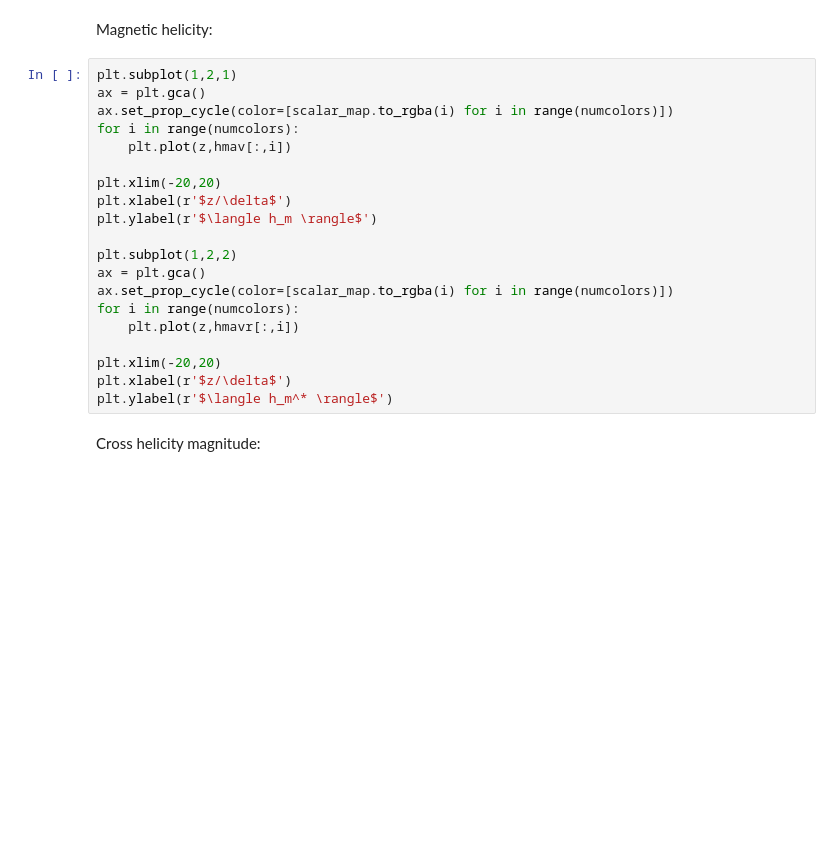
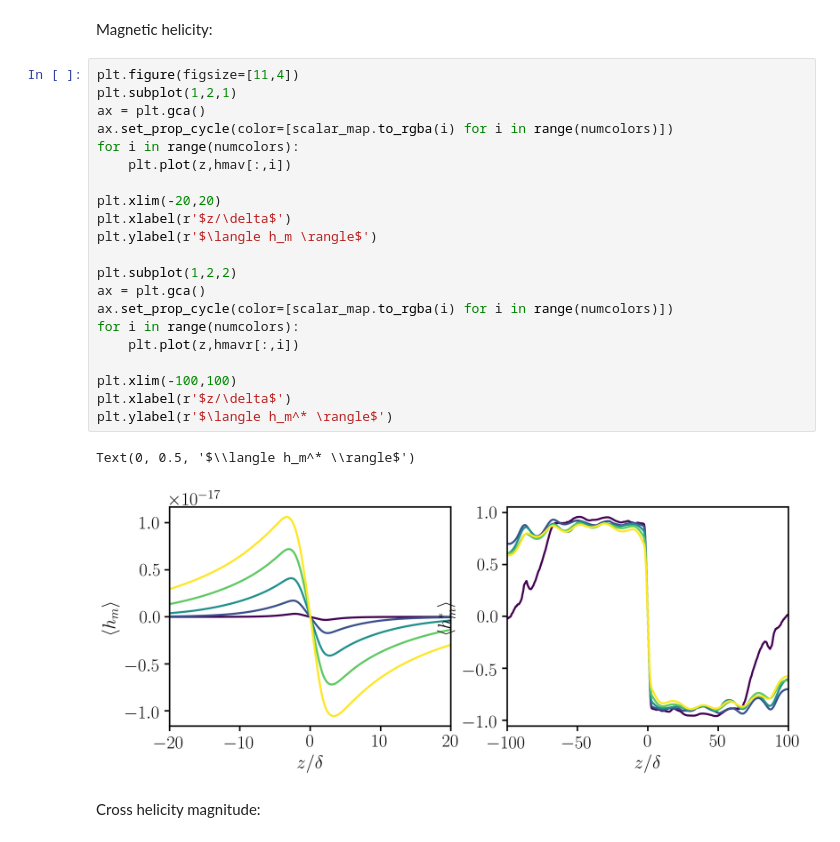
Before and after one commit to benmcdermott/MCwave, a Jupyter notebook: helicity_analysis.ipynb, the cells around one changed output. Cells and saved outputs as stored; diff of their text form; blank space fills up the shorter version.

```diff
--- a/helicity_analysis.ipynb
+++ b/helicity_analysis.ipynb
@@ -103,25 +107,29 @@ plt.ylabel(r'$\langle h_k^* \rangle$')
 # %% [markdown]
 Magnetic helicity:
 # %%
+plt.figure(figsize=[11,4])
 plt.subplot(1,2,1)
 ax = plt.gca()
 ax.set_prop_cycle(color=[scalar_map.to_rgba(i) for i in range(numcolors)])
 for i in range(numcolors):
     plt.plot(z,hmav[:,i])
 
 plt.xlim(-20,20)
 plt.xlabel(r'$z/\delta$')
 plt.ylabel(r'$\langle h_m \rangle$')
 
 plt.subplot(1,2,2)
 ax = plt.gca()
 ax.set_prop_cycle(color=[scalar_map.to_rgba(i) for i in range(numcolors)])
 for i in range(numcolors):
     plt.plot(z,hmavr[:,i])
 
-plt.xlim(-20,20)
+plt.xlim(-100,100)
 plt.xlabel(r'$z/\delta$')
 plt.ylabel(r'$\langle h_m^* \rangle$')
+# %% [output]
+Text(0, 0.5, '$\\langle h_m^* \\rangle$')
+[figure, added]
 # %% [markdown]
 Cross helicity magnitude:
 # %%
```
Also changed, not shown: parts of 3 cells of this notebook.
